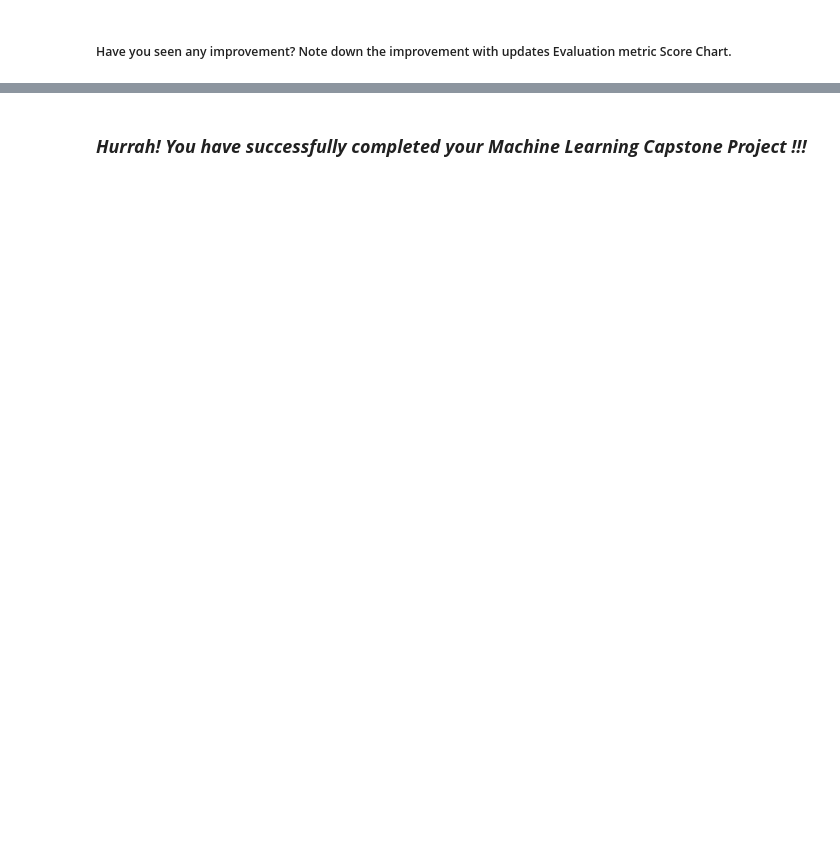
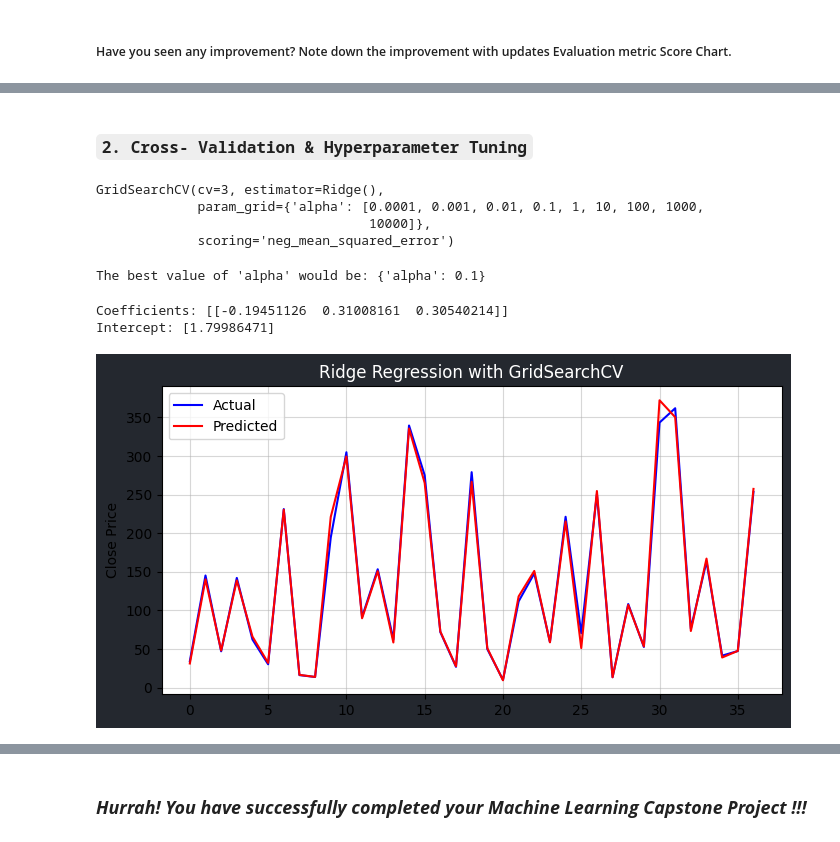
Before and after one commit to RobinBose774/Capstone_Project_Supervised_ML_Regression-Yes_Bank_Stock_Closing_Price_Prediction, a Jupyter notebook: Capstone_Project_Supervised_ML_Regression_Yes_Bank_Stock_Closing_Price_Predictionipynb.ipynb, the cells around one changed output, grey strips where cells are left out. Drawn from its saved outputs; the diff is of its cells as text; code cells hidden in the pictures; blank space fills up the shorter version.

```diff
--- a/Capstone_Project_Supervised_ML_Regression_Yes_Bank_Stock_Closing_Price_Predictionipynb.ipynb
+++ b/Capstone_Project_Supervised_ML_Regression_Yes_Bank_Stock_Closing_Price_Predictionipynb.ipynb
@@ -1447,0 +1689,20 @@ Write the conclusion here.
+# %% [markdown]
+### `2. Cross- Validation & Hyperparameter Tuning`
+# %%
+# Define the hyperparameter grid for Ridge regression
+ridge_param_grid = {'alpha': [0.0001, 0.001, 0.01, 0.1, 1, 10, 100, 1000, 10000]}
+
+# Create an instance of the Ridge regression model
+ridge = Ridge()
+
+# Create an instance of GridSearchCV with the Ridge regression model,
+# the hyperparameter grid, scoring metric, and cross-validation settings
+ridge_gscv = GridSearchCV(ridge, param_grid=ridge_param_grid, scoring='neg_mean_squared_error', cv=3)
+
+# Fit the GridSearchCV instance to the training data
+ridge_gscv.fit(X_train, y_train)
+# %% [output]
+GridSearchCV(cv=3, estimator=Ridge(),
+             param_grid={'alpha': [0.0001, 0.001, 0.01, 0.1, 1, 10, 100, 1000,
+                                   10000]},
+             scoring='neg_mean_squared_error')
@@ -1447,0 +1712,43 @@ Write the conclusion here.
+# %%
+# Finding the best parameter value
+print("The best value of 'alpha' would be:", ridge_gscv.best_params_)
+# %% [output]
+The best value of 'alpha' would be: {'alpha': 0.1}
+# %%
+# Checking the model parameters after GridSearchCV
+print("Coefficients:", ridge_gscv.best_estimator_.coef_)
+print("Intercept:", ridge_gscv.best_estimator_.intercept_)
+# %% [output]
+Coefficients: [[-0.19451126  0.31008161  0.30540214]]
+Intercept: [1.79986471]
+# %%
+plt.figure(figsize=(8, 4))
+
+# Set the background colors for the figure
+plot_bgcolor = (36/255, 40/255, 47/255, 1)  # RGB values divided by 255, with alpha=1 for full opacity
+
+plt.gcf().patch.set_facecolor(plot_bgcolor)  # Set the background color of the figure
+
+# Plot the actual Close prices from the test set in blue
+plt.plot(np.array(10**y_test), color='blue')
+
+# Plot the predicted Close prices from the Ridge regression model with GridSearchCV in red
+plt.plot(10**ridge_gscv.predict(X_test), color='red')
+
+# Set the y-axis label
+plt.ylabel("Close Price")
+
+# Add a legend for the plotted lines
+plt.legend(["Actual", "Predicted"])
+
+# Add grid lines to the plot
+plt.grid(which='major', alpha=0.5)
+plt.grid(which='minor', alpha=0.5)
+
+# Set the title of the plot with white color
+plt.title("Ridge Regression with GridSearchCV", color='white')
+
+# Display the plot
+plt.show()
+# %% [output]
+[figure, added]
```
Also changed, not shown: parts of 161 cells of this notebook.
